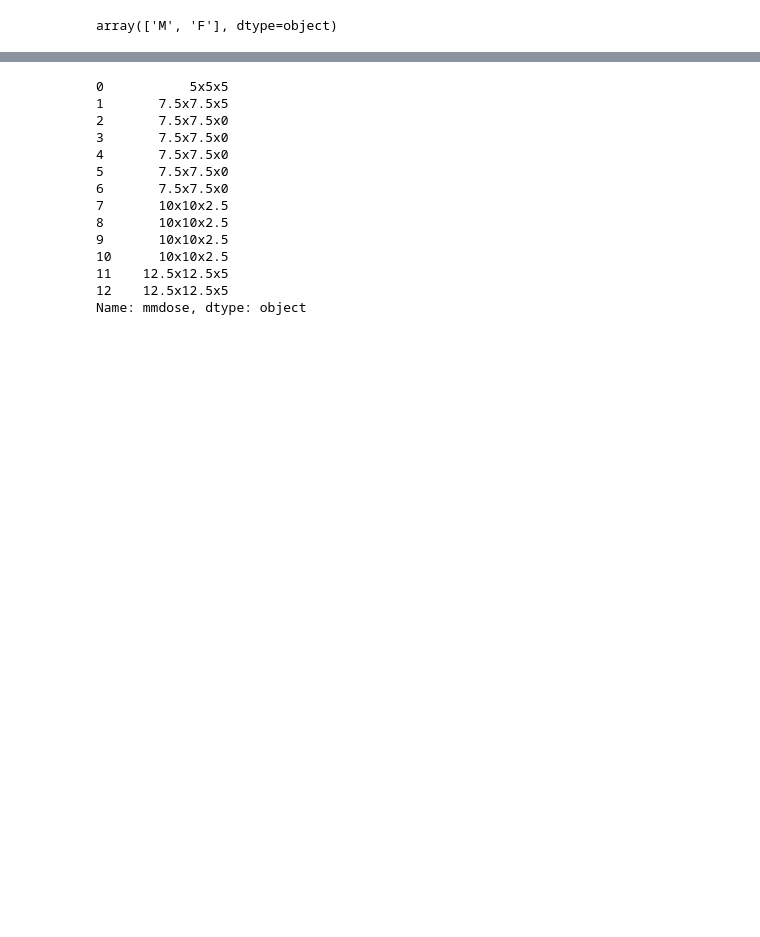
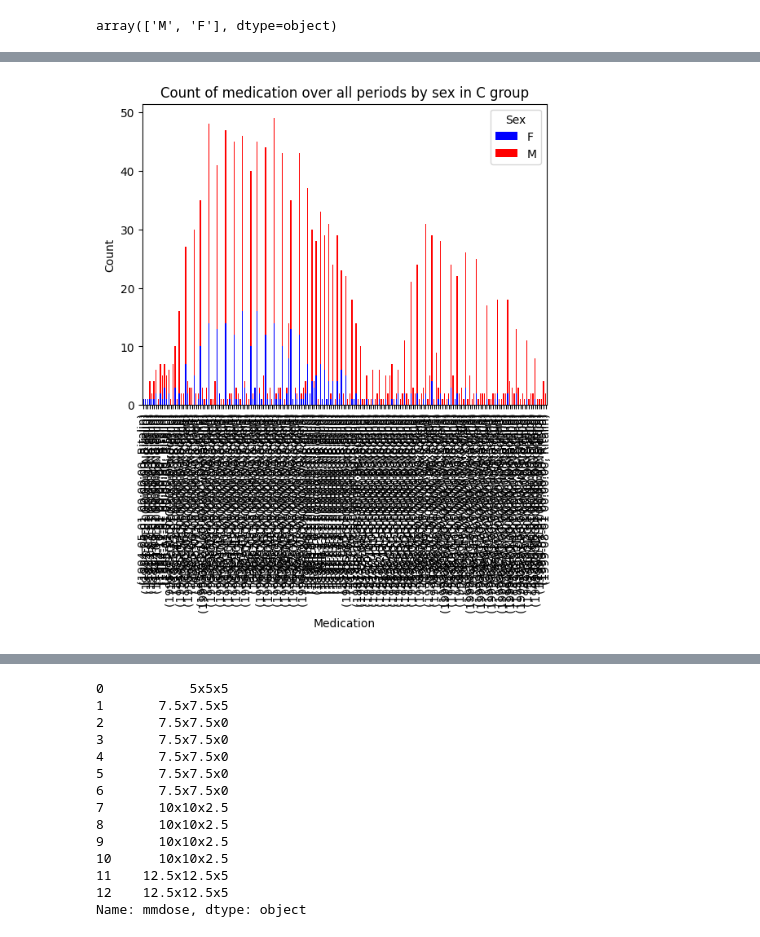
Before and after one commit to ALINA991/ADHD_fMRI, a Jupyter notebook: MTA/mta_figures0.ipynb, the cells around one changed output, grey strips where cells are left out. Saved outputs shown, nothing was run; the diff lists cells and outputs as text; code cells hidden in the pictures; blank space fills up the shorter version.

```diff
--- a/MTA/mta_figures0.ipynb
+++ b/MTA/mta_figures0.ipynb
@@ -458,0 +464,14 @@ plt.show()
+# %%
+drug_sex_counts = c_drugs.groupby(['interview_date', 'mmdrug', 'sex']).size().unstack(fill_value=0)
+
+drug_counts = c_drugs['mmdrug'].value_counts()
+
+# Create a bar plot
+drug_sex_counts.plot(kind='bar', stacked=True, color=['blue', 'red', 'gray'])  # Colors for M, F, Not specified
+plt.xlabel('Medication')
+plt.ylabel('Count')
+plt.title('Count of medication over all periods by sex in C group')
+plt.legend(title='Sex')
+plt.show()
+# %% [output]
+[figure, added]
```
Also changed, not shown: parts of 11 cells of this notebook, 2 other files.
